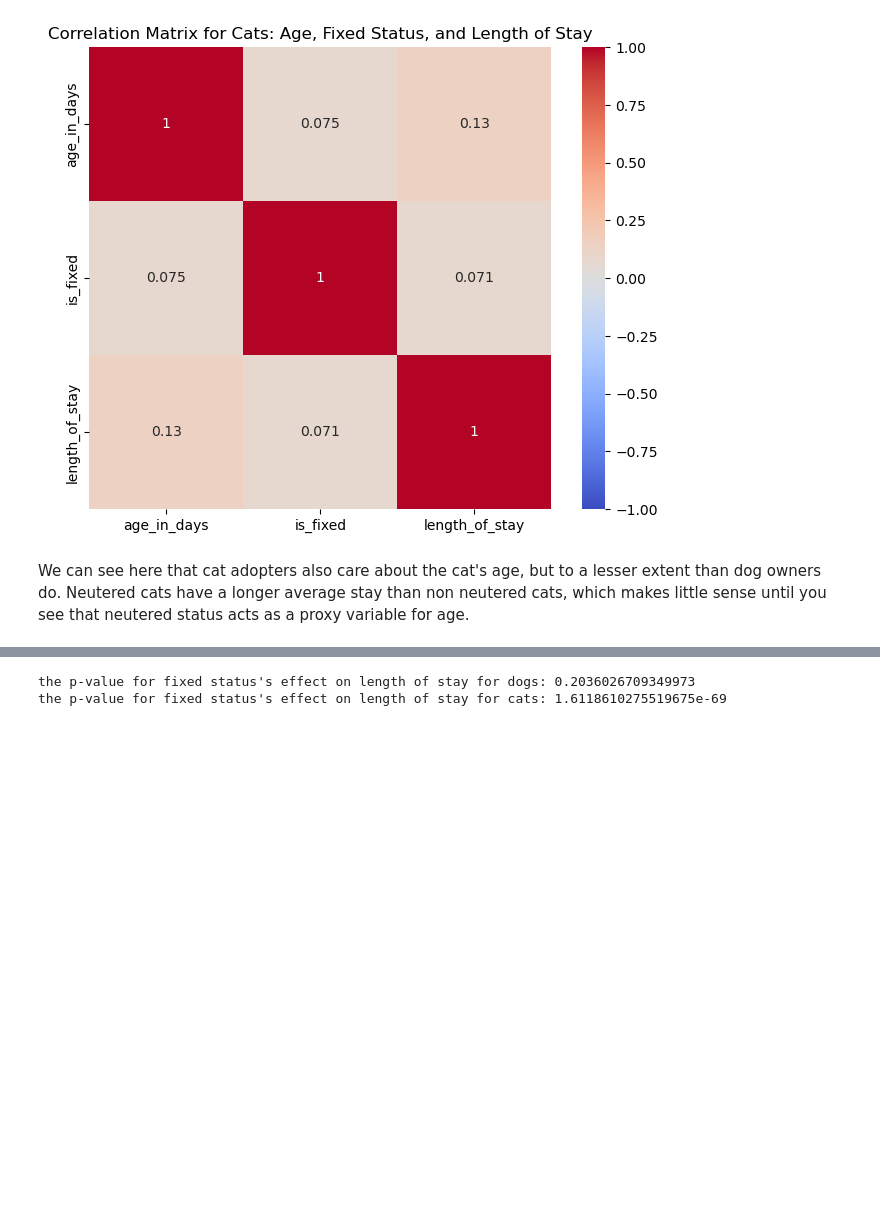
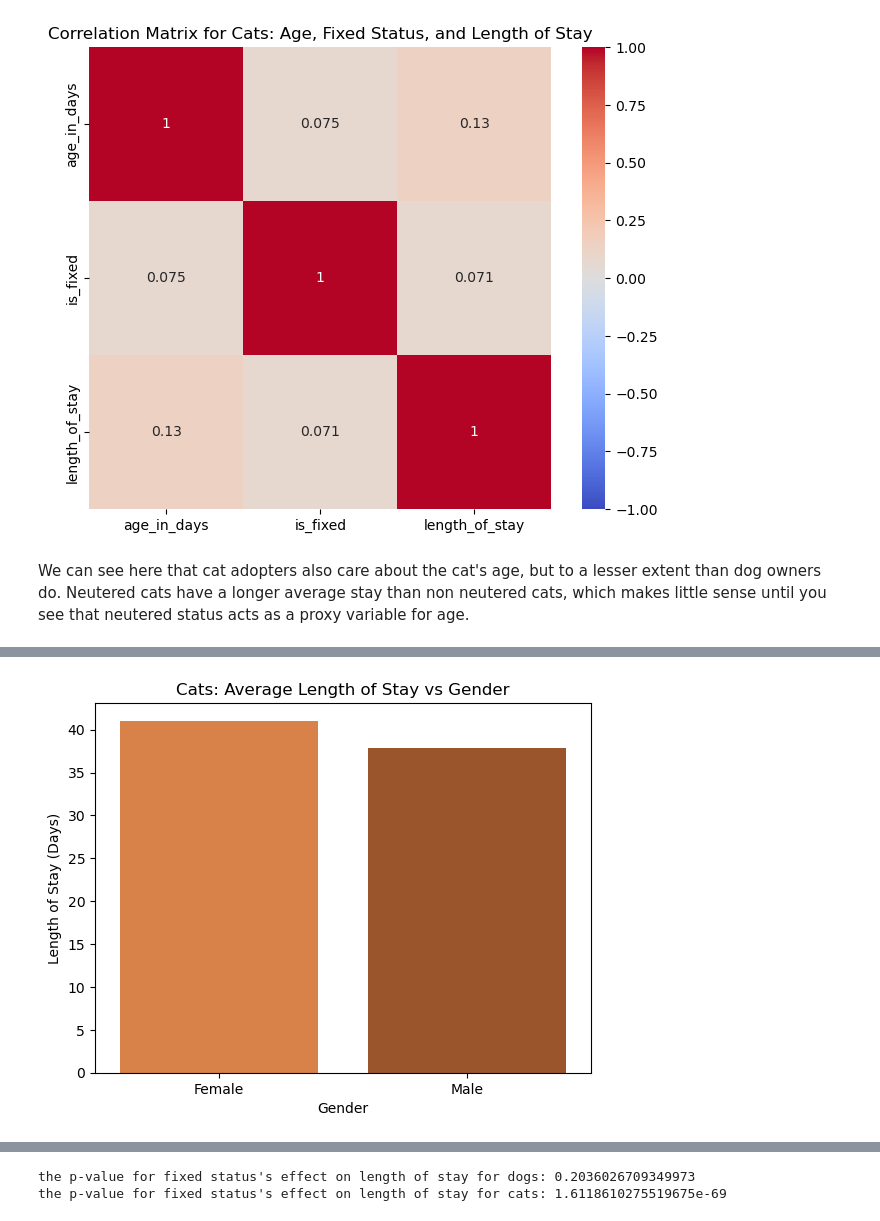
Before and after one commit to COGS108/Group072_WI26, a Jupyter notebook: 03-FinalProject.ipynb, the cells around one changed output, grey strips where cells are left out. Saved outputs shown, nothing was run; the diff lists cells and outputs as text; code cells hidden in the pictures; blank space fills up the shorter version.

```diff
--- a/03-FinalProject.ipynb
+++ b/03-FinalProject.ipynb
@@ -242,12 +267,13 @@ plt.show()
 # %%
 # Cat Adoption Rates
-cat_bar_data = cat_data[['gender', 'is_adopted']].groupby('gender').agg('mean').reset_index()
-sns.barplot(data=cat_bar_data, x='gender', y='is_adopted', palette='Oranges_d')
-plt.title('Cats: Adoption Rate vs Gender')
+cat_bar_data = cat_data[['gender', 'length_of_stay']].groupby('gender').agg('mean').reset_index()
+sns.barplot(data=cat_bar_data, x='gender', y='length_of_stay', hue='gender', palette='Oranges_d', legend=False)
+plt.title('Cats: Average Length of Stay vs Gender')
 plt.xlabel('Gender')
-plt.ylabel('Adoption Rate (Proportion)')
-plt.ylim(0, 1)
+plt.ylabel('Length of Stay (Days)')
 plt.show()
+# %% [output]
+[figure, added]
 # %%
 # For both
 plt.figure(figsize=(10, 6))
```
Also changed, not shown: parts of 52 cells of this notebook.
